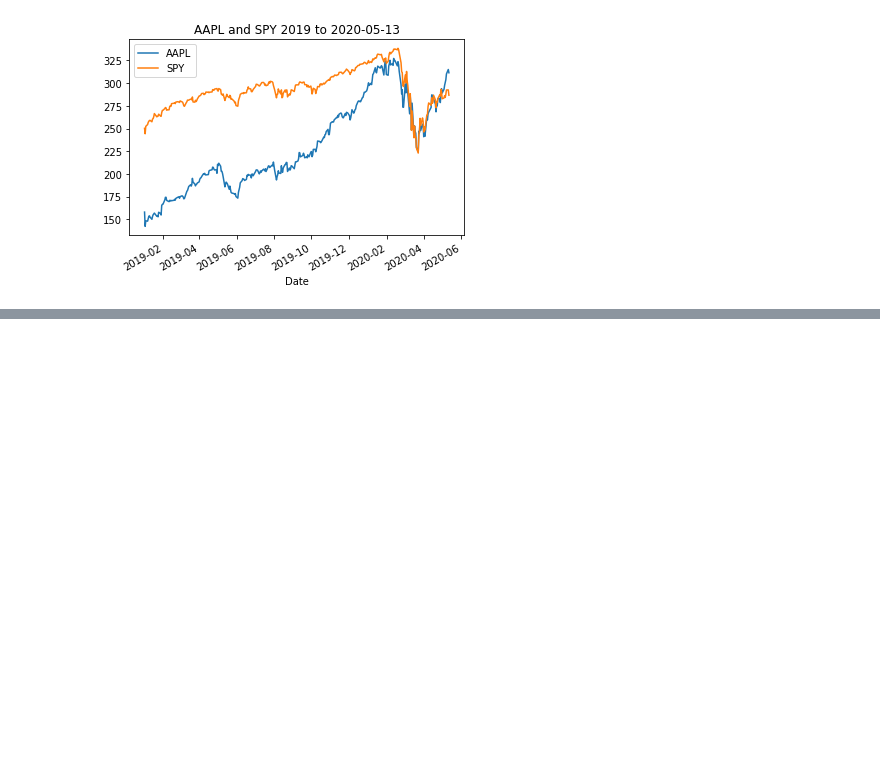
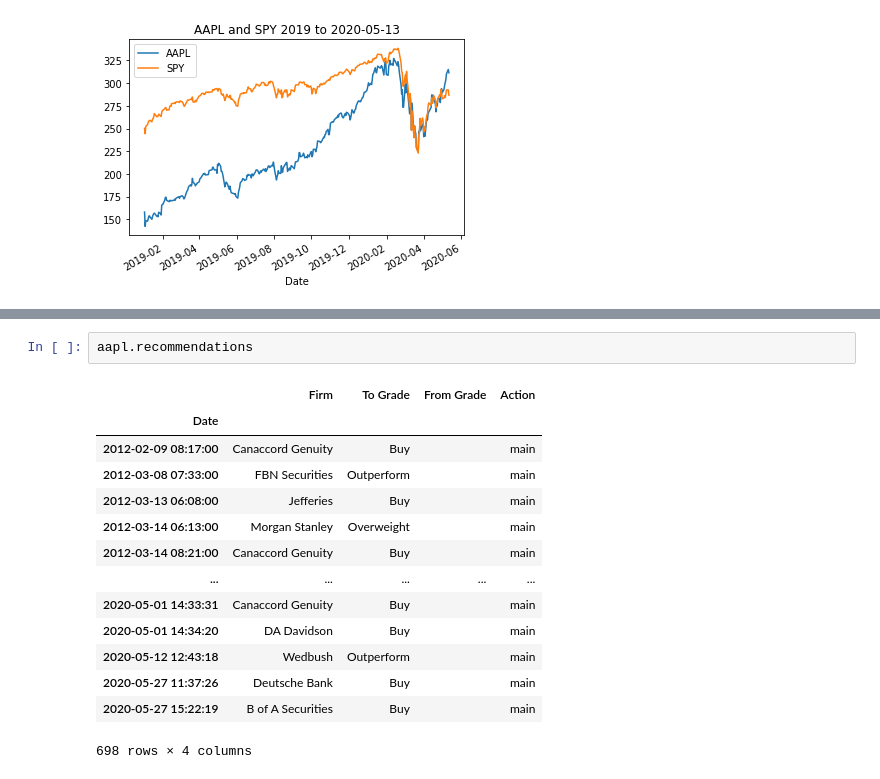
Before and after one commit to acarnes/s_trig, a Jupyter notebook: notebooks/plot_stocks_amc.ipynb, the cells around one changed output, grey strips where cells are left out. Drawn from its saved outputs; the diff is of its cells as text; blank space fills up the shorter version.

```diff
--- a/notebooks/plot_stocks_amc.ipynb
+++ b/notebooks/plot_stocks_amc.ipynb
@@ -20,0 +114,17 @@ plt.legend()
+# %%
+aapl.recommendations
+# %% [output]
+|  | Firm | To Grade | From Grade | Action |
+| Date |  |  |  |  |
+| 2012-02-09 08:17:00 | Canaccord Genuity | Buy |  | main |
+| 2012-03-08 07:33:00 | FBN Securities | Outperform |  | main |
+| 2012-03-13 06:08:00 | Jefferies | Buy |  | main |
+| 2012-03-14 06:13:00 | Morgan Stanley | Overweight |  | main |
+| 2012-03-14 08:21:00 | Canaccord Genuity | Buy |  | main |
+| ... | ... | ... | ... | ... |
+| 2020-05-01 14:33:31 | Canaccord Genuity | Buy |  | main |
+| 2020-05-01 14:34:20 | DA Davidson | Buy |  | main |
+| 2020-05-12 12:43:18 | Wedbush | Outperform |  | main |
+| 2020-05-27 11:37:26 | Deutsche Bank | Buy |  | main |
+| 2020-05-27 15:22:19 | B of A Securities | Buy |  | main |
+698 rows × 4 columns
```
Also changed, not shown: parts of 13 cells of this notebook, 1 other file.
